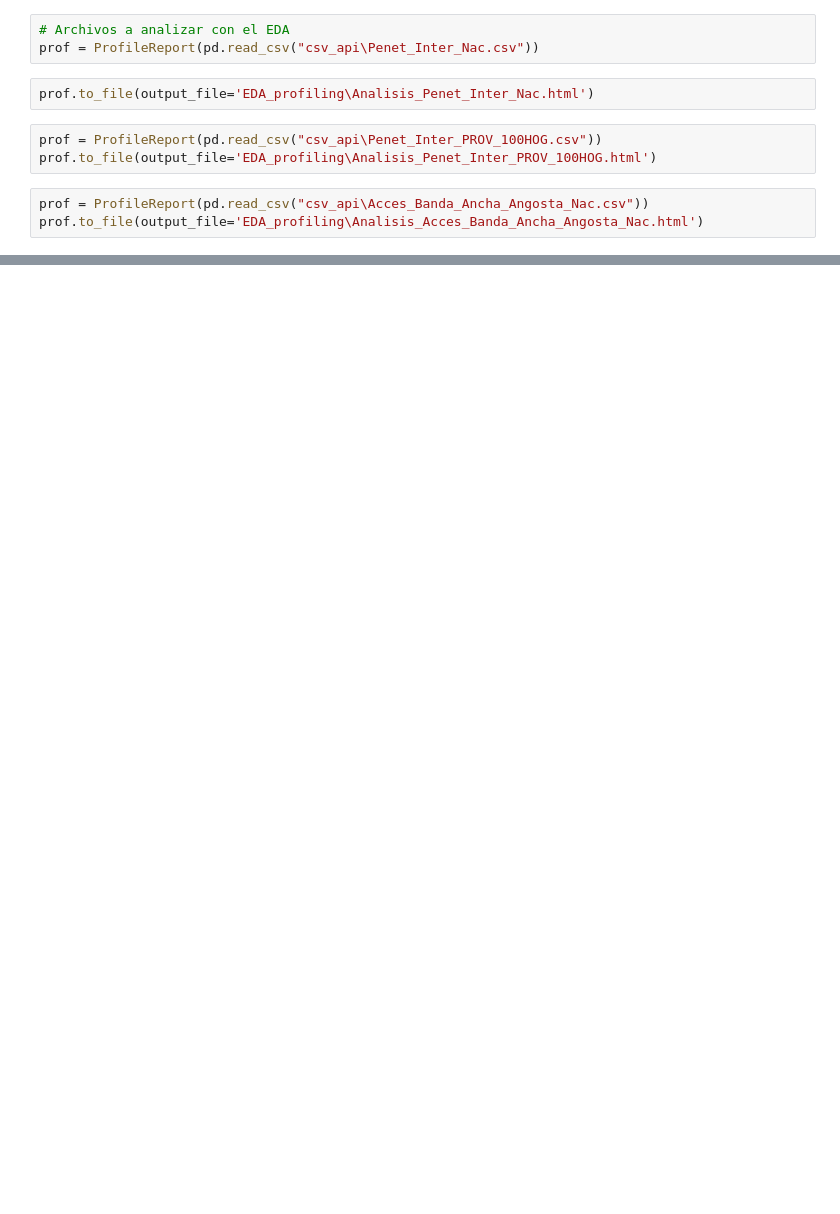
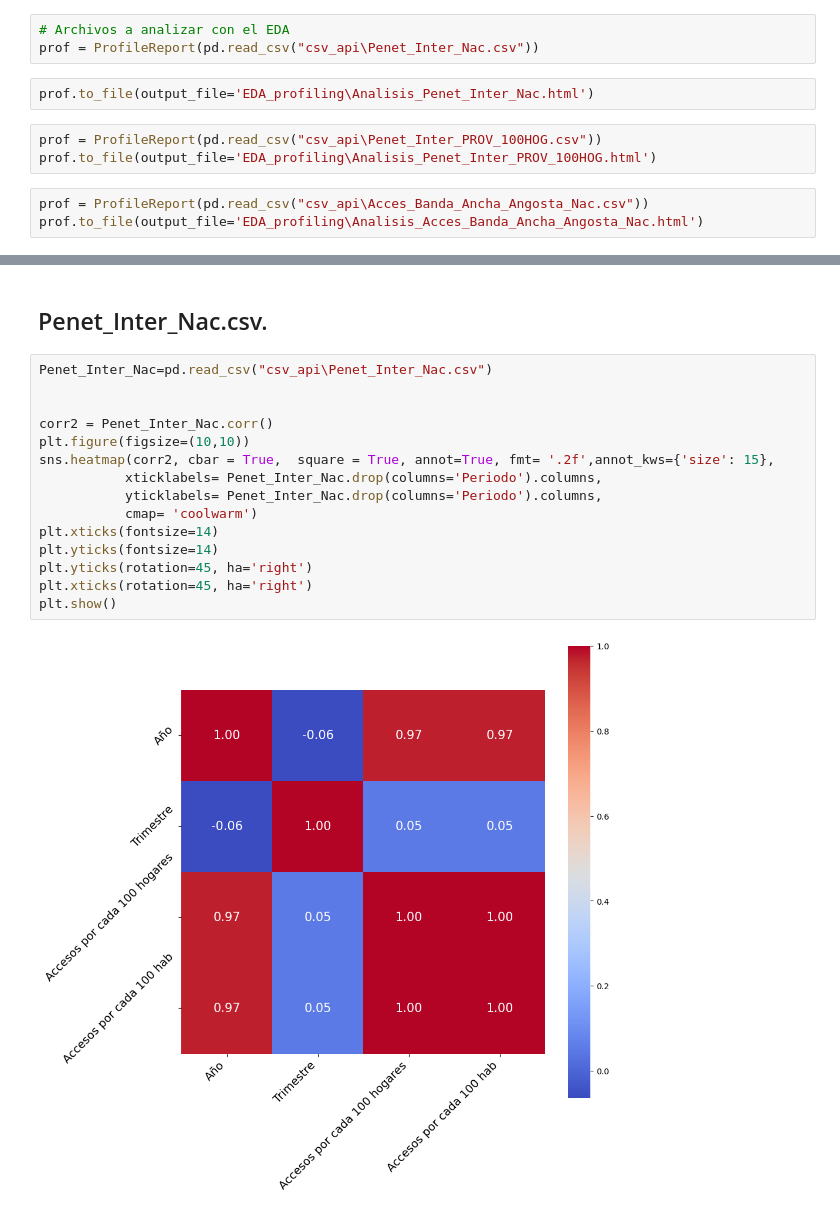
Before and after one commit to A-Lasso/Proyecto_Individual2, a Jupyter notebook: EDA.ipynb, the cells around one changed output, grey strips where cells are left out. Saved outputs shown, nothing was run; the diff lists cells and outputs as text; blank space fills up the shorter version.

```diff
--- a/EDA.ipynb
+++ b/EDA.ipynb
@@ -41,0 +74,19 @@ prof.to_file(output_file='EDA_profiling\Analisis_.html')
+# %% [markdown]
+## Penet_Inter_Nac.csv.
+# %%
+Penet_Inter_Nac=pd.read_csv("csv_api\Penet_Inter_Nac.csv")
+
+
+corr2 = Penet_Inter_Nac.corr()
+plt.figure(figsize=(10,10))
+sns.heatmap(corr2, cbar = True,  square = True, annot=True, fmt= '.2f',annot_kws={'size': 15},
+           xticklabels= Penet_Inter_Nac.drop(columns='Periodo').columns,
+           yticklabels= Penet_Inter_Nac.drop(columns='Periodo').columns,
+           cmap= 'coolwarm')
+plt.xticks(fontsize=14)
+plt.yticks(fontsize=14)
+plt.yticks(rotation=45, ha='right')
+plt.xticks(rotation=45, ha='right')
+plt.show()
+# %% [output]
+[figure, added]
```
Also changed, not shown: parts of 32 cells of this notebook, 14 other files.
